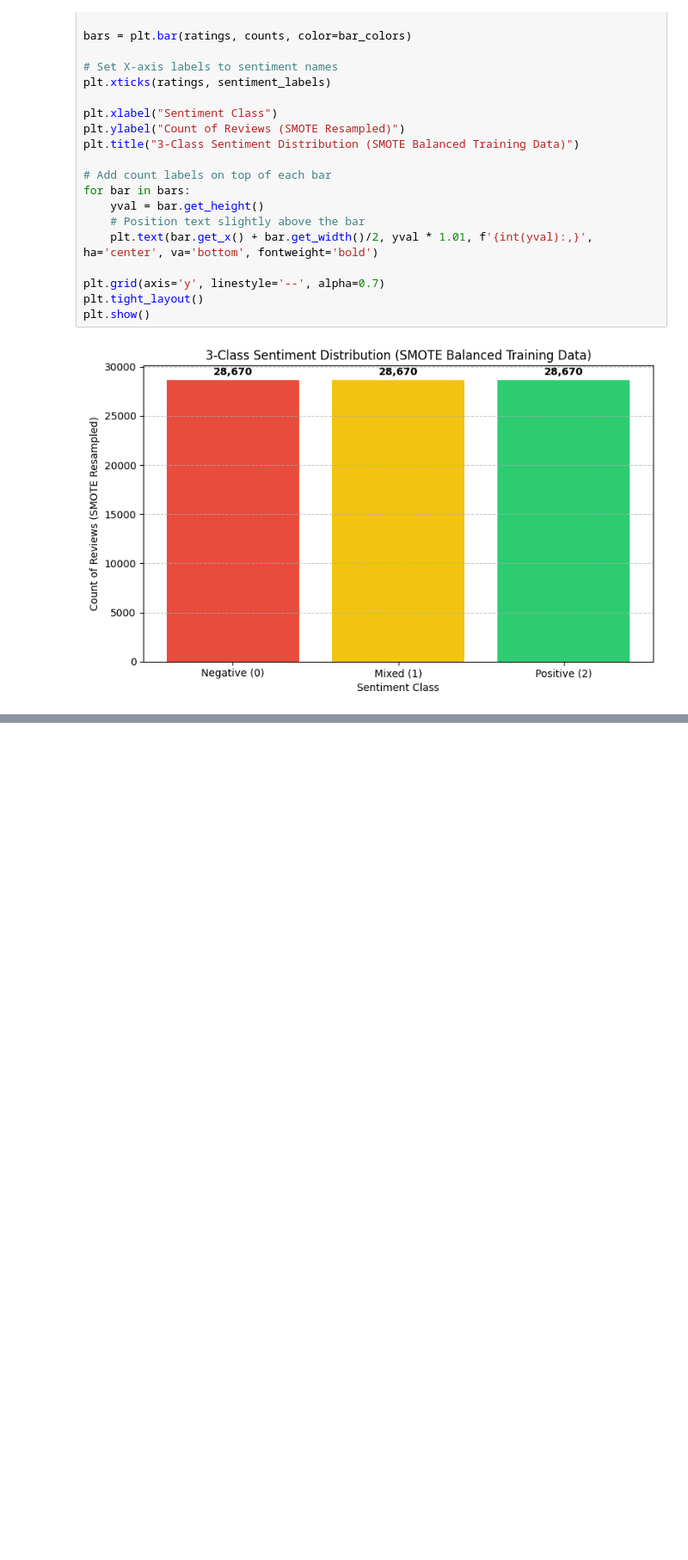
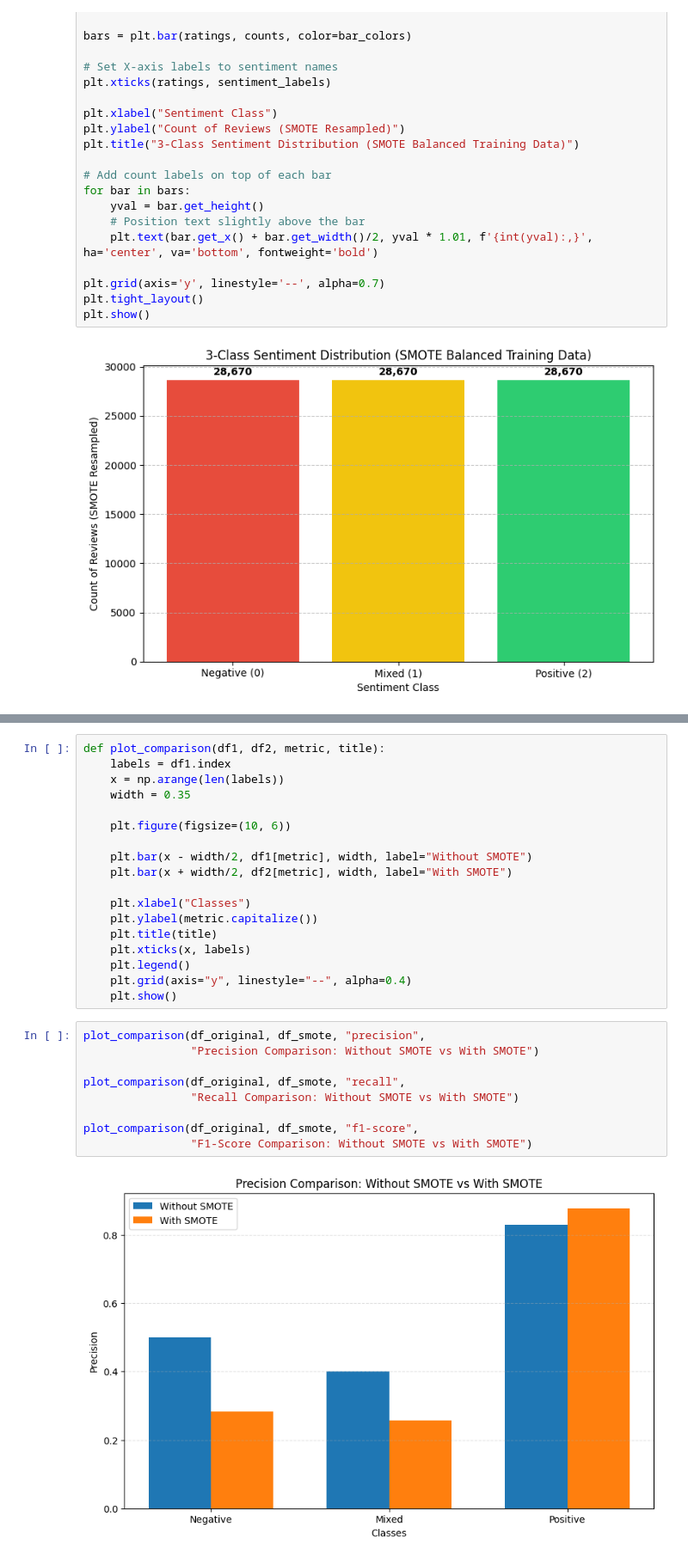
Before and after one commit to Pontakorn-Wich/Mini_project, a Jupyter notebook: Sentiment_Clasification/Classification.ipynb, the cells around one changed output, grey strips where cells are left out. Shown at 86% size. Drawn from its saved outputs; the diff is of its cells as text; blank space fills up the shorter version.

Commit message:
feat: add markdown & comparison

```diff
--- a/Sentiment_Clasification/Classification.ipynb
+++ b/Sentiment_Clasification/Classification.ipynb
@@ -452,0 +523,29 @@ Actual Positive          0                   3               7165
+# %%
+def plot_comparison(df1, df2, metric, title):
+    labels = df1.index
+    x = np.arange(len(labels))
+    width = 0.35
+
+    plt.figure(figsize=(10, 6))
+
+    plt.bar(x - width/2, df1[metric], width, label="Without SMOTE")
+    plt.bar(x + width/2, df2[metric], width, label="With SMOTE")
+
+    plt.xlabel("Classes")
+    plt.ylabel(metric.capitalize())
+    plt.title(title)
+    plt.xticks(x, labels)
+    plt.legend()
+    plt.grid(axis="y", linestyle="--", alpha=0.4)
+    plt.show()
+# %%
+plot_comparison(df_original, df_smote, "precision",
+                "Precision Comparison: Without SMOTE vs With SMOTE")
+
+plot_comparison(df_original, df_smote, "recall",
+                "Recall Comparison: Without SMOTE vs With SMOTE")
+
+plot_comparison(df_original, df_smote, "f1-score",
+                "F1-Score Comparison: Without SMOTE vs With SMOTE")
+# %% [output]
+[figure, added]
```
Also changed, not shown: parts of 10 cells of this notebook.
